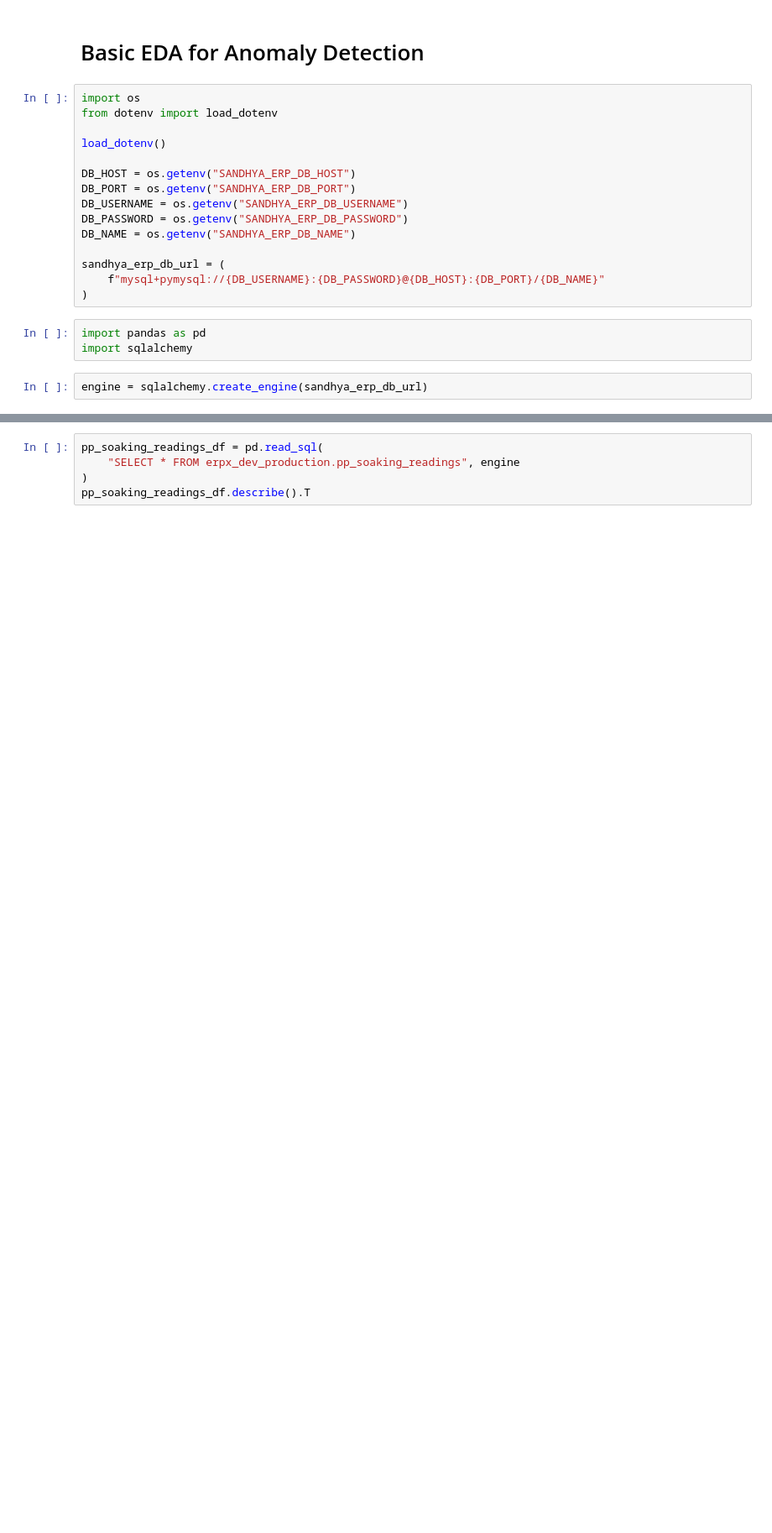
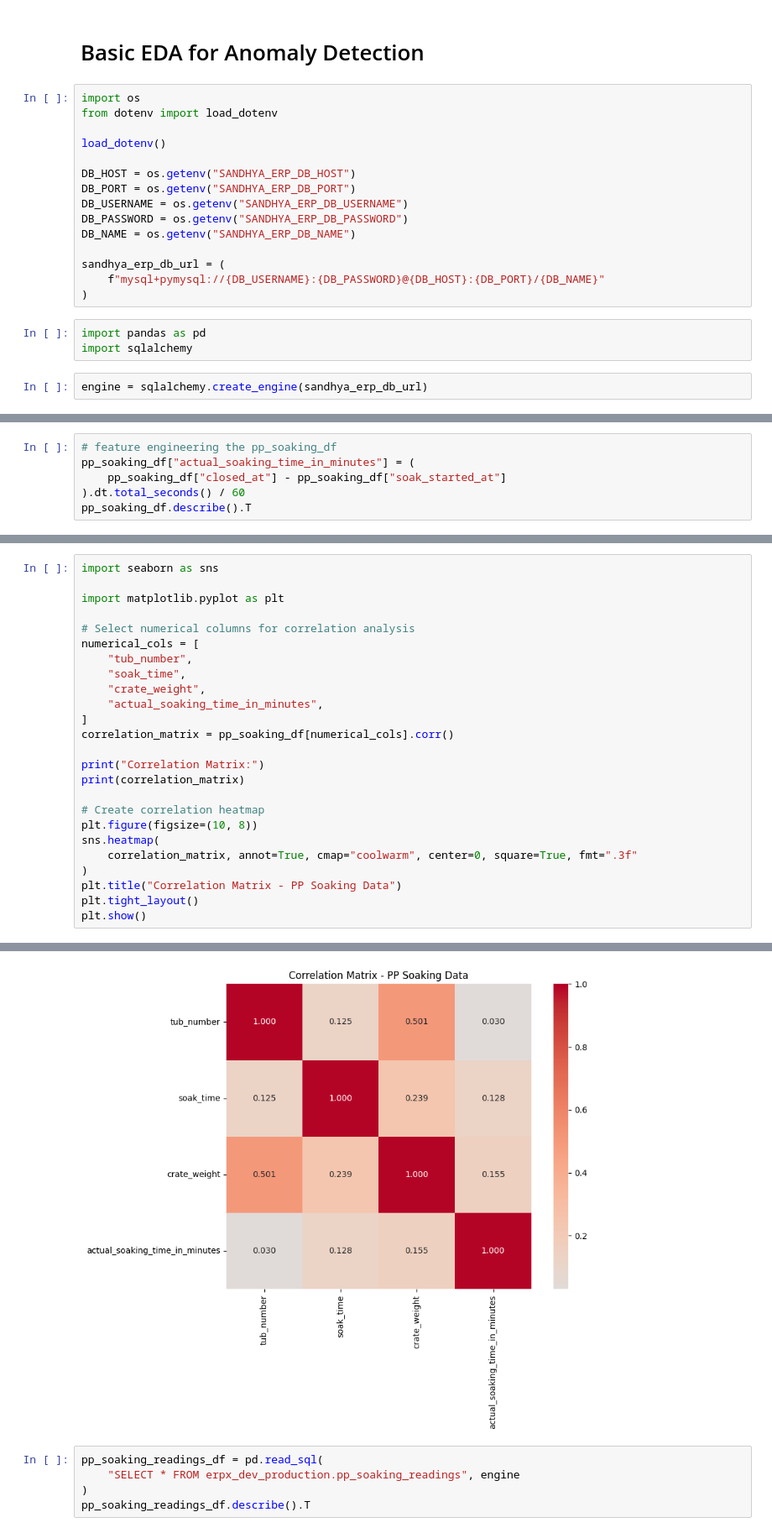
Before and after one commit to ideaboxai/ideaboxai-vertical-ml-service, a Jupyter notebook: notebooks/anomaly_detecton/1_eda.ipynb, the cells around one changed output, grey strips where cells are left out. Shown at 84% size. Cells and saved outputs as stored; diff of their text form; blank space fills up the shorter version.

```diff
--- a/notebooks/anomaly_detecton/1_eda.ipynb
+++ b/notebooks/anomaly_detecton/1_eda.ipynb
@@ -203,0 +204,6 @@ pp_soaking_df.describe().T
+# %%
+# feature engineering the pp_soaking_df
+pp_soaking_df["actual_soaking_time_in_minutes"] = (
+    pp_soaking_df["closed_at"] - pp_soaking_df["soak_started_at"]
+).dt.total_seconds() / 60
+pp_soaking_df.describe().T
@@ -203,0 +222,26 @@ pp_soaking_df.describe().T
+# %%
+import seaborn as sns
+
+import matplotlib.pyplot as plt
+
+# Select numerical columns for correlation analysis
+numerical_cols = [
+    "tub_number",
+    "soak_time",
+    "crate_weight",
+    "actual_soaking_time_in_minutes",
+]
+correlation_matrix = pp_soaking_df[numerical_cols].corr()
+
+print("Correlation Matrix:")
+print(correlation_matrix)
+
+# Create correlation heatmap
+plt.figure(figsize=(10, 8))
+sns.heatmap(
+    correlation_matrix, annot=True, cmap="coolwarm", center=0, square=True, fmt=".3f"
+)
+plt.title("Correlation Matrix - PP Soaking Data")
+plt.tight_layout()
+plt.show()
+# %% [output]
@@ -204,3 +260,4 @@ pp_soaking_df.describe().T
+[figure, added]
 # %%
 pp_soaking_readings_df = pd.read_sql(
     "SELECT * FROM erpx_dev_production.pp_soaking_readings", engine
```
Also changed, not shown: parts of 13 cells of this notebook, 18 other files.
